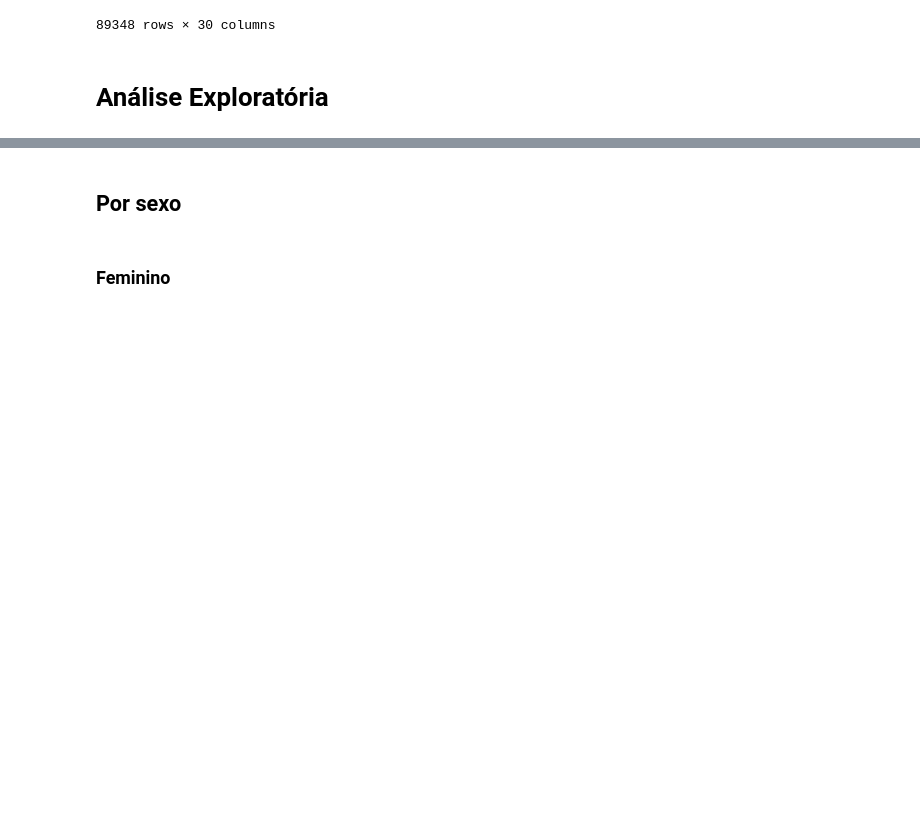
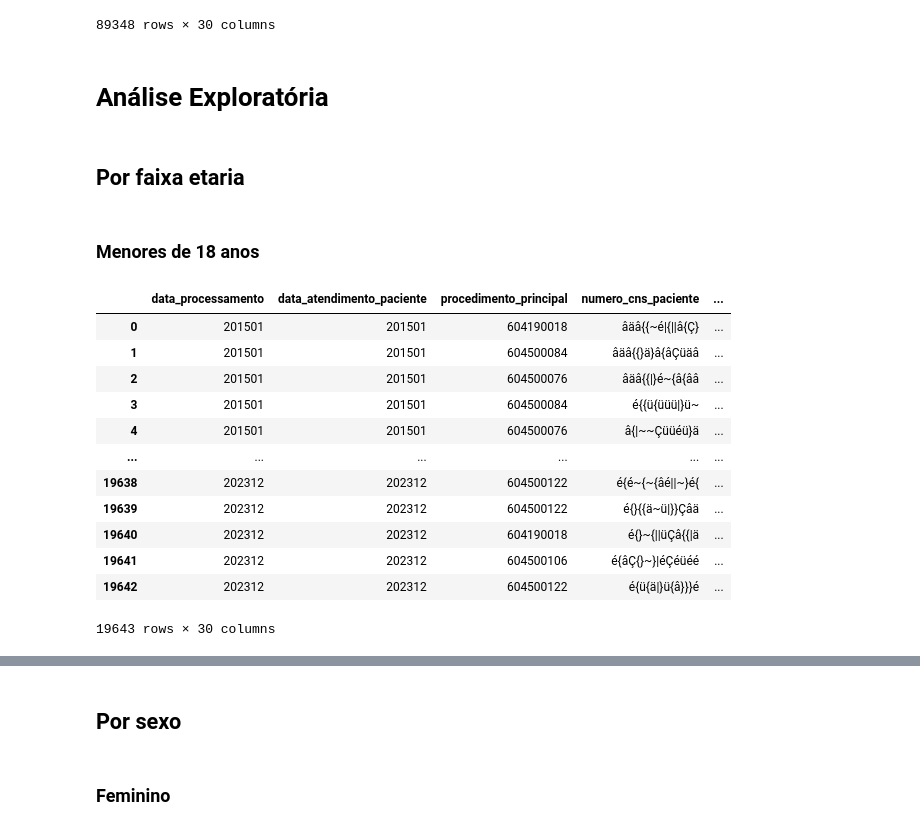
Before and after one commit to TiamatCod3/tcc-canabidiol, a Jupyter notebook: Notebooks/Tratamento_dos_Dados.ipynb, the cells around one changed output, grey strips where cells are left out. Drawn from its saved outputs; the diff is of its cells as text; code cells hidden in the pictures; blank space fills up the shorter version.

```diff
--- a/Notebooks/Tratamento_dos_Dados.ipynb
+++ b/Notebooks/Tratamento_dos_Dados.ipynb
@@ -416,3 +420,25 @@ rj_epilepsia_total
 89348 rows × 30 columns
 # %% [markdown]
 # Análise Exploratória
+# %% [markdown]
+## Por faixa etaria
+# %% [markdown]
+### Menores de 18 anos
+# %%
+rj_menores_idade = rj_epilepsia_total.loc[rj_epilepsia_total['numero_idade'] < 18]
+rj_menores_idade.index = range(rj_menores_idade.shape[0])
+rj_menores_idade
+# %% [output]
+|  | data_processamento | data_atendimento_paciente | procedimento_principal | numero_cns_paciente | ... |
+| 0 | 201501 | 201501 | 604190018 | âäâ{{~é|{||â{Ç} | ... |
+| 1 | 201501 | 201501 | 604500084 | âäâ{{}ä}â{âÇüäâ | ... |
+| 2 | 201501 | 201501 | 604500076 | âäâ{{|}é~{â{ââ | ... |
+| 3 | 201501 | 201501 | 604500084 | é{{ü{üüü|}ü~ | ... |
+| 4 | 201501 | 201501 | 604500076 | â{|~~Çüüéü}ä | ... |
+| ... | ... | ... | ... | ... | ... |
+| 19638 | 202312 | 202312 | 604500122 | é{é~{~{âé||~}é{ | ... |
+| 19639 | 202312 | 202312 | 604500122 | é{}{{ä~ü|}}Çâä | ... |
+| 19640 | 202312 | 202312 | 604190018 | é{}~{||üÇâ{{|ä | ... |
+| 19641 | 202312 | 202312 | 604500106 | é{âÇ{}~}|éÇéüéé | ... |
+| 19642 | 202312 | 202312 | 604500122 | é{ü{ä|}ü{â}}}é | ... |
+19643 rows × 30 columns
```
Also changed, not shown: parts of 7 cells of this notebook.
